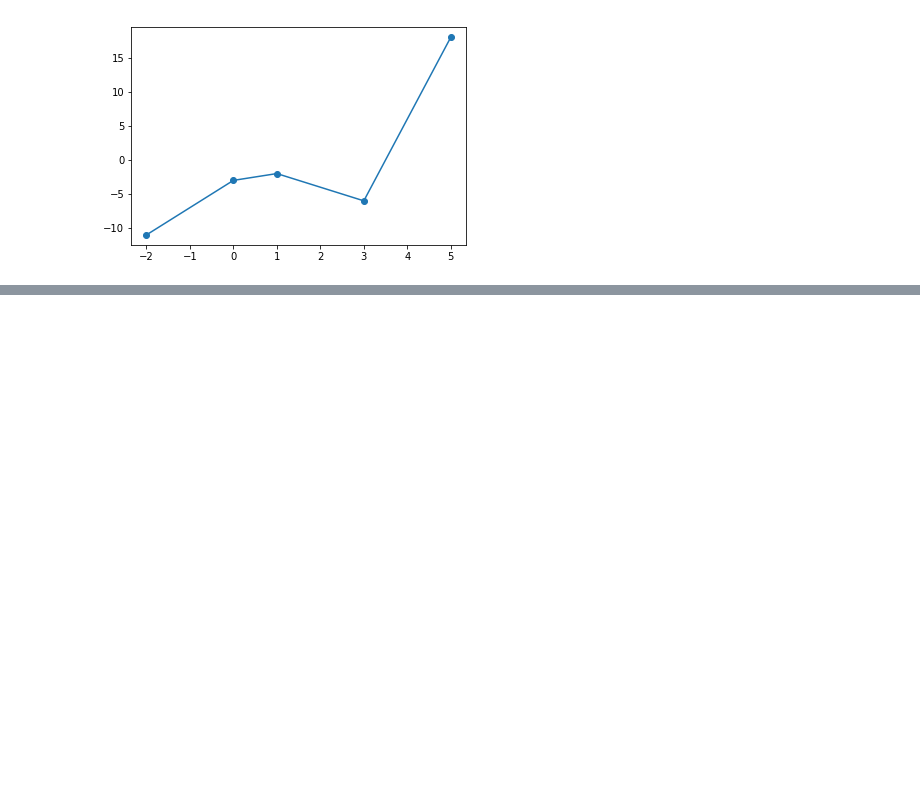
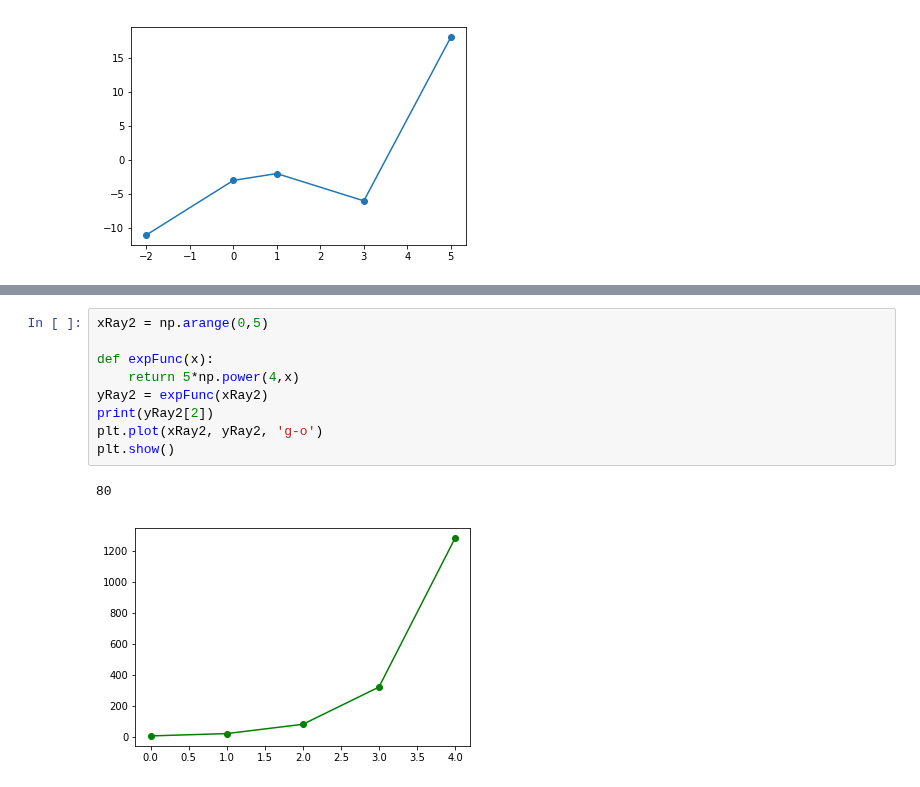
Before and after one commit to TheChanRProject/SannaAnnaTutoring, a Jupyter notebook: math/sanna/algebra/notebooks/Statistics/RegressionModels.ipynb, the cells around one changed output, grey strips where cells are left out. Drawn from its saved outputs; the diff is of its cells as text; blank space fills up the shorter version.

```diff
--- a/math/sanna/algebra/notebooks/Statistics/RegressionModels.ipynb
+++ b/math/sanna/algebra/notebooks/Statistics/RegressionModels.ipynb
@@ -94,0 +103,12 @@ ValueError: x and y must not be None
+# %%
+xRay2 = np.arange(0,5)
+
+def expFunc(x):
+    return 5*np.power(4,x)
+yRay2 = expFunc(xRay2)
+print(yRay2[2])
+plt.plot(xRay2, yRay2, 'g-o')
+plt.show()
+# %% [output]
+80
+[figure, added]
```
Also changed, not shown: parts of 1 cell of this notebook.
